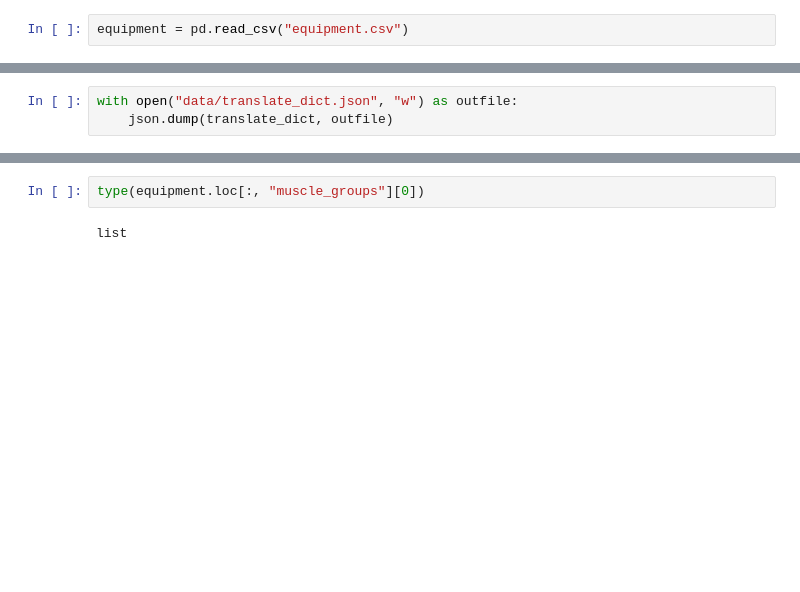
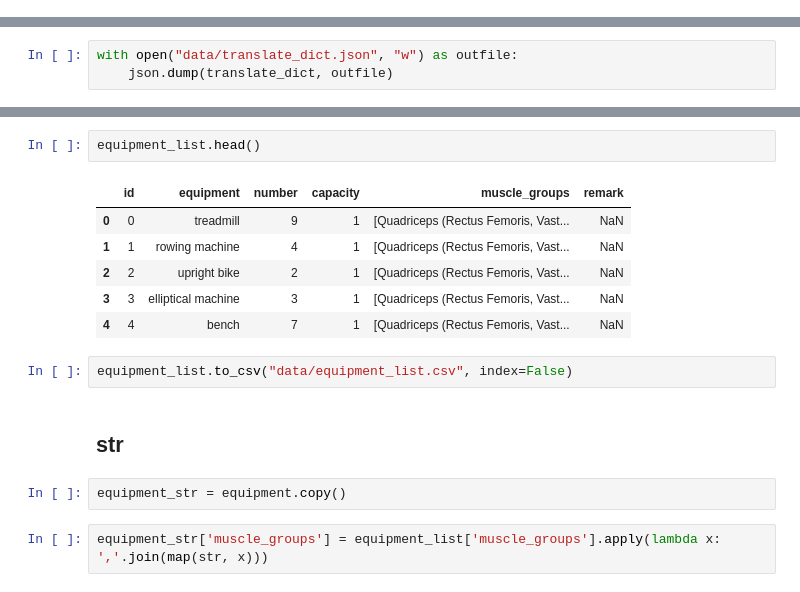
Before and after one commit to Hlinm-qq/Gym-Workout_flow-Optimizer, a Jupyter notebook: muscle_group.ipynb, the cells around one changed output, grey strips where cells are left out. Drawn from its saved outputs; the diff is of its cells as text; blank space fills up the shorter version.

```diff
--- a/muscle_group.ipynb
+++ b/muscle_group.ipynb
@@ -63,5 +77,3 @@ sp
  'Gluteus Maximus',
  'Erector Spinae',
  '[end]']
-# %%
-equipment = pd.read_csv("equipment.csv")
@@ -523,4 +536,17 @@ equipment
-# %%
-type(equipment.loc[:, "muscle_groups"][0])
-# %% [output]
-list
+# %%
+equipment_list.head()
+# %% [output]
+|  | id | equipment | number | capacity | muscle_groups | remark |
+| 0 | 0 | treadmill | 9 | 1 | [Quadriceps (Rectus Femoris, Vast... | NaN |
+| 1 | 1 | rowing machine | 4 | 1 | [Quadriceps (Rectus Femoris, Vast... | NaN |
+| 2 | 2 | upright bike | 2 | 1 | [Quadriceps (Rectus Femoris, Vast... | NaN |
+| 3 | 3 | elliptical machine | 3 | 1 | [Quadriceps (Rectus Femoris, Vast... | NaN |
+| 4 | 4 | bench | 7 | 1 | [Quadriceps (Rectus Femoris, Vast... | NaN |
+# %%
+equipment_list.to_csv("data/equipment_list.csv", index=False)
+# %% [markdown]
+## str
+# %%
+equipment_str = equipment.copy()
+# %%
+equipment_str['muscle_groups'] = equipment_list['muscle_groups'].apply(lambda x: ','.join(map(str, x)))
```
Also changed, not shown: parts of 26 cells of this notebook, 3 other files.
